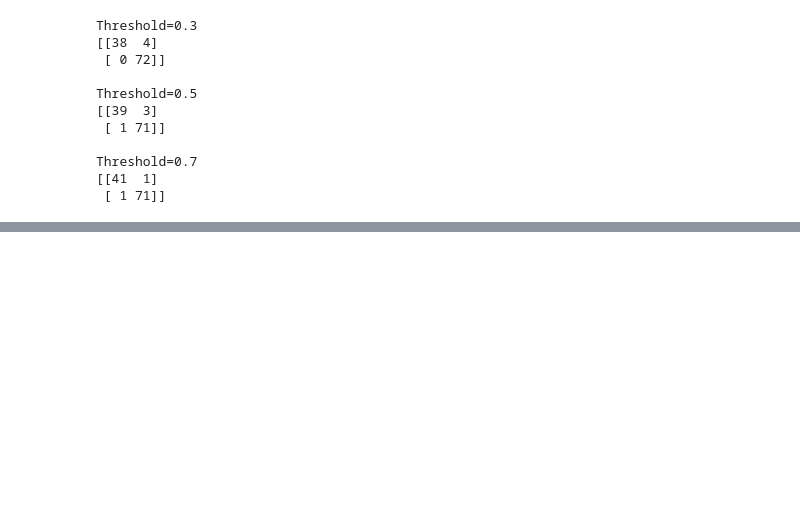
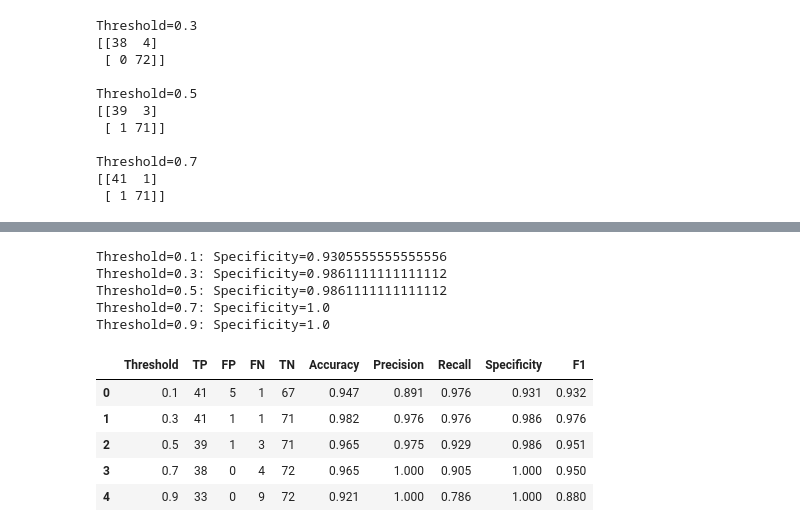
Before and after one commit to Shriram0008/APS-lab-experiments, a Jupyter notebook: APS_LAB_3.ipynb, the cells around one changed output, grey strips where cells are left out. Saved outputs shown, nothing was run; the diff lists cells and outputs as text; code cells hidden in the pictures; blank space fills up the shorter version.

```diff
--- a/APS_LAB_3.ipynb
+++ b/APS_LAB_3.ipynb
@@ -259,0 +294,80 @@ Threshold=0.7
+# %%
+#Calculate Specificity
+for threshold in [0.10, 0.30, 0.50, 0.70, 0.90]:
+  predicted_malignant = (
+      probabilities[:,1]>= threshold
+  ).astype(int)
+
+  cm = confusion_matrix(
+      y_test,
+      predicted_malignant
+  )
+  tn = cm[0,0]
+  fp = cm[0,1]
+  fn = cm[1,0]
+  tp = cm[1,1]
+
+  specificity = tn/(tn+fp)
+  print(f"Threshold={threshold}: Specificity={specificity}")
+# %% [output]
+Threshold=0.1: Specificity=0.9305555555555556
+Threshold=0.3: Specificity=0.9861111111111112
+Threshold=0.5: Specificity=0.9861111111111112
+Threshold=0.7: Specificity=1.0
+Threshold=0.9: Specificity=1.0
+# %%
+#Compare all metrics across threshold
+metric_results=[]
+for threshold in [0.10, 0.30, 0.50, 0.70, 0.90]:
+  predicted_malignant = (
+      probabilities[:,1]>= threshold
+  ).astype(int)
+
+  cm = confusion_matrix(
+      y_test,
+      predicted_malignant
+  )
+  tn = cm[0,0]
+  fp = cm[0,1]
+  fn = cm[1,0]
+  tp = cm[1,1]
+
+  specificity = tn/(tn+fp)
+  metric_results.append({
+      "Threshold": threshold,
+      "TP": tp,
+      "FP": fp,
+      "FN": fn,
+      "TN": tn,
+      "Accuracy": accuracy_score(
+          y_test,
+          predicted_malignant
+      ),
+      "Precision": precision_score(
+          y_test,
+          predicted_malignant,
+          zero_division=0
+      ),
+      "Recall": recall_score(
+          y_test,
+          predicted_malignant,
+          zero_division=0
+      ),
+      "Specificity": specificity,
+      "F1": f1_score(
+          y_test,
+          predicted_malignant,
+          zero_division=0
+      ),
+  })
+
+display(
+      pd.DataFrame(metric_results).round(3)
+  )
+# %% [output]
+|  | Threshold | TP | FP | FN | TN | Accuracy | Precision | Recall | Specificity | F1 |
+| 0 | 0.1 | 41 | 5 | 1 | 67 | 0.947 | 0.891 | 0.976 | 0.931 | 0.932 |
+| 1 | 0.3 | 41 | 1 | 1 | 71 | 0.982 | 0.976 | 0.976 | 0.986 | 0.976 |
+| 2 | 0.5 | 39 | 1 | 3 | 71 | 0.965 | 0.975 | 0.929 | 0.986 | 0.951 |
+| 3 | 0.7 | 38 | 0 | 4 | 72 | 0.965 | 1.000 | 0.905 | 1.000 | 0.950 |
+| 4 | 0.9 | 33 | 0 | 9 | 72 | 0.921 | 1.000 | 0.786 | 1.000 | 0.880 |
```
Also changed, not shown: parts of 2 cells of this notebook.
